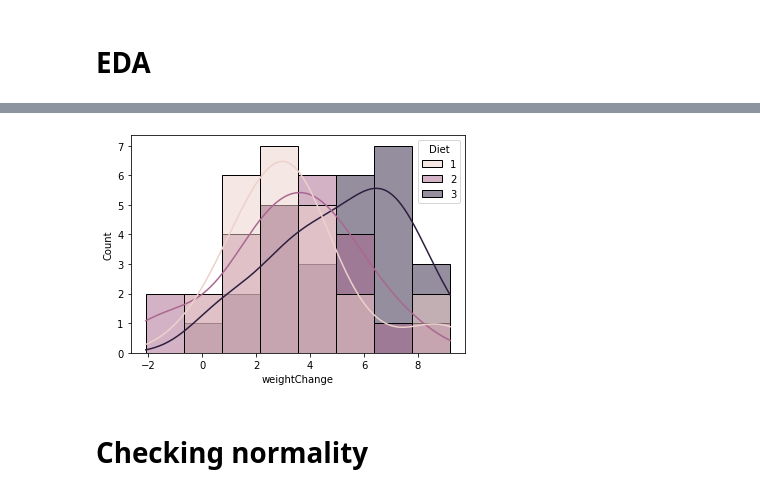
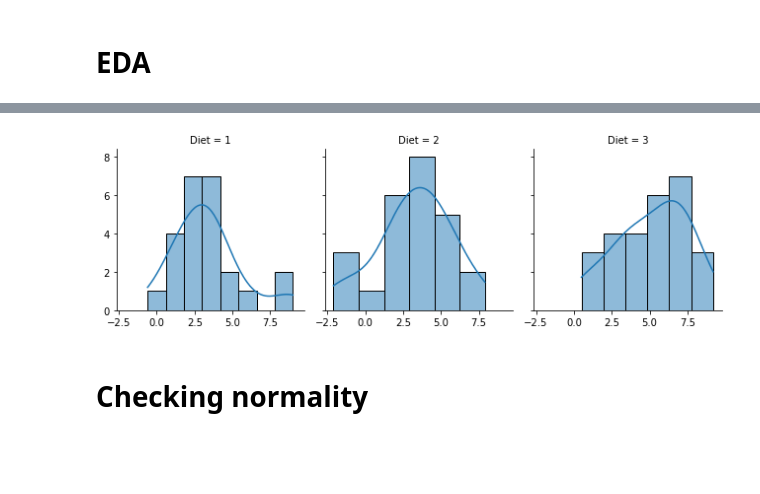
Before and after one commit to OtherBrian/machine-learning, a Jupyter notebook: scipy-stats.ipynb, the cells around one changed output, grey strips where cells are left out. Cells and saved outputs as stored; diff of their text form; code cells hidden in the pictures; blank space fills up the shorter version.

```diff
--- a/scipy-stats.ipynb
+++ b/scipy-stats.ipynb
@@ -105,7 +89,8 @@ plt.hist(diet3['weightChange']);
-# %%
-sns.histplot(data=diet_df, x='weightChange', hue='Diet', kde=True);
-# %% [output]
-[figure, removed]
+# %%
+g = sns.FacetGrid(diet_df, col="Diet")
+g.map_dataframe(sns.histplot, x="weightChange", kde=True);
+# %% [output]
+[figure, added]
 # %% [markdown]
 # Checking normality
 # %%
```
Also changed, not shown: parts of 41 cells of this notebook, 1 other file.
